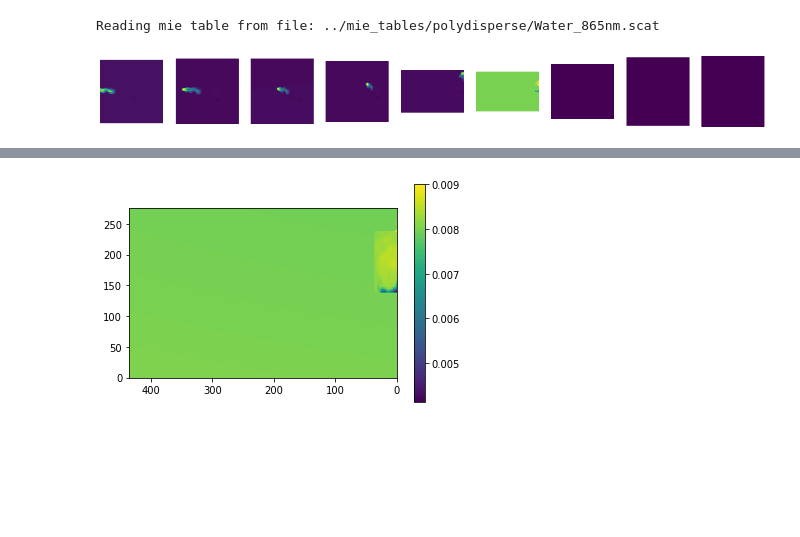
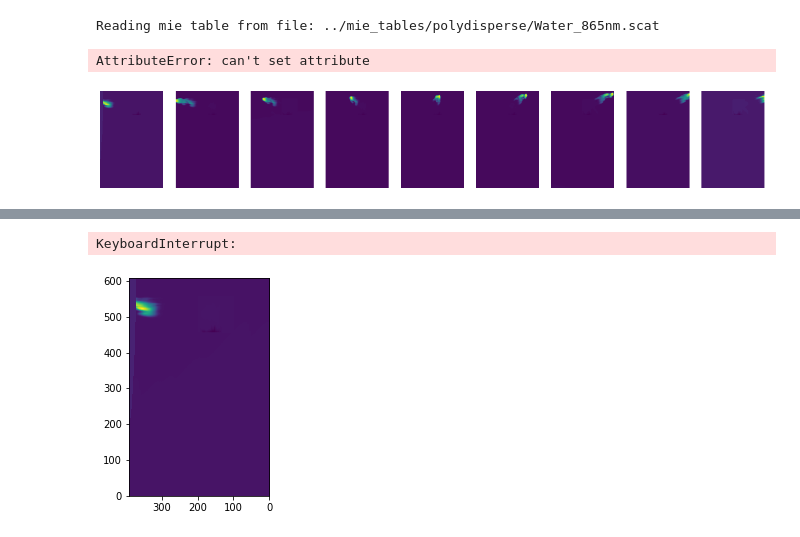
Before and after one commit to aviadlevis/pyshdom, a Jupyter notebook: Develop_Dynamic_cloud/render_dynamic_scene[AirMSPIMultispectral].ipynb, the cells around one changed output, grey strips where cells are left out. Cells and saved outputs as stored; diff of their text form; code cells hidden in the pictures; blank space fills up the shorter version.

```diff
--- a/Develop_Dynamic_cloud/render_dynamic_scene[AirMSPIMultispectral].ipynb
+++ b/Develop_Dynamic_cloud/render_dynamic_scene[AirMSPIMultispectral].ipynb
@@ -30,8 +30,10 @@ vel_cloud = np.array([0.0,0.0,0.0]) # m/s
 # camera_zenith_list = [70.5, 60, 45.6, 26.1, 0, 26.1, 45.6, 60, 70.5]
 # camera_azimuth_list = [-90, -90, -90, -90, 0, 90, 90, 90, 90]
 data_dir = '../AirMSPI/AirMSPI_ER2_GRP_ELLIPSOID_20130206_Pacific-32N123W'
-# output_dir = 'experiments/rico52x57x26_velocity_0_0_9img_perspective/dynamic_medium_Multispectral'
+output_dir = 'experiments/AirMSPI_simulation/dynamic_medium_monochromatic'
 roi = [[1552, 2072, 780, 1288], [1644, 2108, 864, 1308], [1696, 2176, 916, 1376], [1740, 2196, 936, 1400], [1840, 2108, 1040, 1432], [1884, 2160, 1064, 1500], [1944, 2316, 1116, 1540], [1972, 2480, 1136, 1600], [2052, 2544, 1204, 1640]]
+roi = [[1500, 2108, 1040, 1432]]*9
+
 airmspi_measurements = shdom.AirMSPIMeasurementsv3()
 airmspi_measurements.load_from_hdf(data_dir,region_of_interest=roi,valid_wavelength=[865])
 
@@ -147,3 +149,5 @@ images = dynamic_camera.render(dynamic_solver,n_jobs=40)
 # %%
 measurements = shdom.AirMSPIMeasurementsv3(dynamic_camera, images=images, wavelength=wavelengths,time_list=time_list)
 # measurements = shdom.DynamicMeasurements(dynamic_camera, images=images, wavelength=wavelengths,time_list=time_list)
+# %% [output]
+AttributeError: can't set attribute
@@ -160,9 +167,9 @@ for ax, image in zip(axarr, images):
     ax.invert_yaxis()
     ax.axis('off')
 # %% [output]
-[figure, old version]
+[figure, new version]
 # %%
-im = images[5]
+im = images[0]
 plt.imshow(im)
 plt.gca().invert_yaxis()
 plt.gca().invert_xaxis()
@@ -172,4 +179,5 @@ plt.colorbar()
+KeyboardInterrupt:
-[figure, old version]
+[figure, new version]
 # %%
 dynamic_carver = shdom.DynamicSpaceCarver(airmspi_measurements)
 mask_list, dynamic_grid, cloud_velocity = dynamic_carver.carve(grid, agreement=0.7,
```
Also changed, not shown: parts of 6 cells of this notebook, 3 other files.
